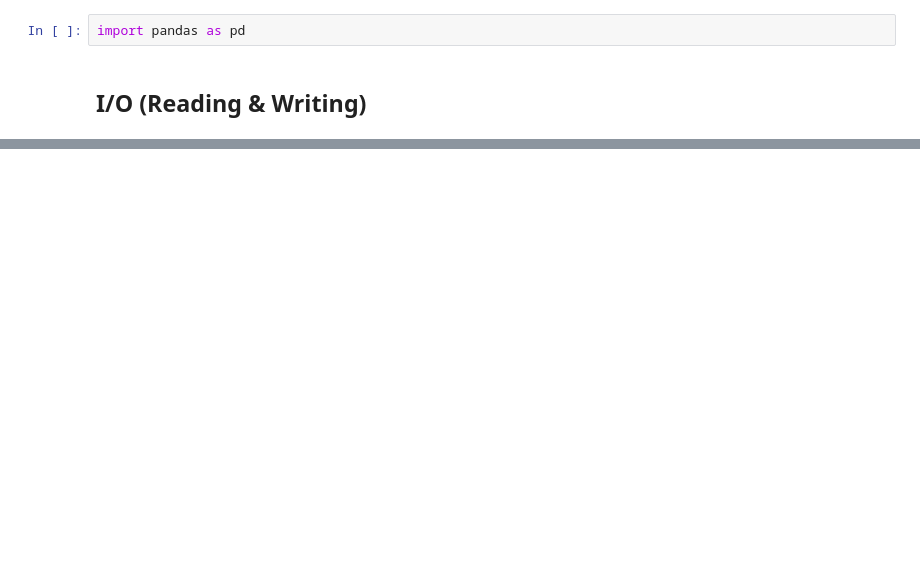
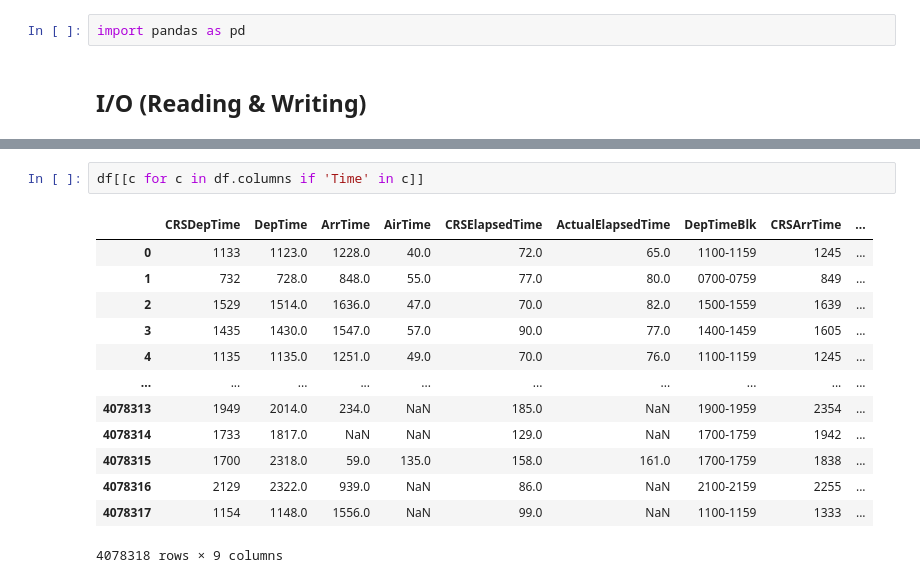
Before and after one commit to brengall99/learning, a Jupyter notebook: learning_components/pandas/rob_mulla_pandas_video/rob_mulla_video.ipynb, the cells around one changed output, grey strips where cells are left out. Drawn from its saved outputs; the diff is of its cells as text; blank space fills up the shorter version.

```diff
--- a/learning_components/pandas/rob_mulla_pandas_video/rob_mulla_video.ipynb
+++ b/learning_components/pandas/rob_mulla_pandas_video/rob_mulla_video.ipynb
@@ -24,0 +188,16 @@ AttributeError: module 'pandas' has no attribute 'head'
+# %%
+df[[c for c in df.columns if 'Time' in c]]
+# %% [output]
+|  | CRSDepTime | DepTime | ArrTime | AirTime | CRSElapsedTime | ActualElapsedTime | DepTimeBlk | CRSArrTime | ... |
+| 0 | 1133 | 1123.0 | 1228.0 | 40.0 | 72.0 | 65.0 | 1100-1159 | 1245 | ... |
+| 1 | 732 | 728.0 | 848.0 | 55.0 | 77.0 | 80.0 | 0700-0759 | 849 | ... |
+| 2 | 1529 | 1514.0 | 1636.0 | 47.0 | 70.0 | 82.0 | 1500-1559 | 1639 | ... |
+| 3 | 1435 | 1430.0 | 1547.0 | 57.0 | 90.0 | 77.0 | 1400-1459 | 1605 | ... |
+| 4 | 1135 | 1135.0 | 1251.0 | 49.0 | 70.0 | 76.0 | 1100-1159 | 1245 | ... |
+| ... | ... | ... | ... | ... | ... | ... | ... | ... | ... |
+| 4078313 | 1949 | 2014.0 | 234.0 | NaN | 185.0 | NaN | 1900-1959 | 2354 | ... |
+| 4078314 | 1733 | 1817.0 | NaN | NaN | 129.0 | NaN | 1700-1759 | 1942 | ... |
+| 4078315 | 1700 | 2318.0 | 59.0 | 135.0 | 158.0 | 161.0 | 1700-1759 | 1838 | ... |
+| 4078316 | 2129 | 2322.0 | 939.0 | NaN | 86.0 | NaN | 2100-2159 | 2255 | ... |
+| 4078317 | 1154 | 1148.0 | 1556.0 | NaN | 99.0 | NaN | 1100-1159 | 1333 | ... |
+4078318 rows × 9 columns
```
Also changed, not shown: parts of 50 cells of this notebook, 1 other file.
